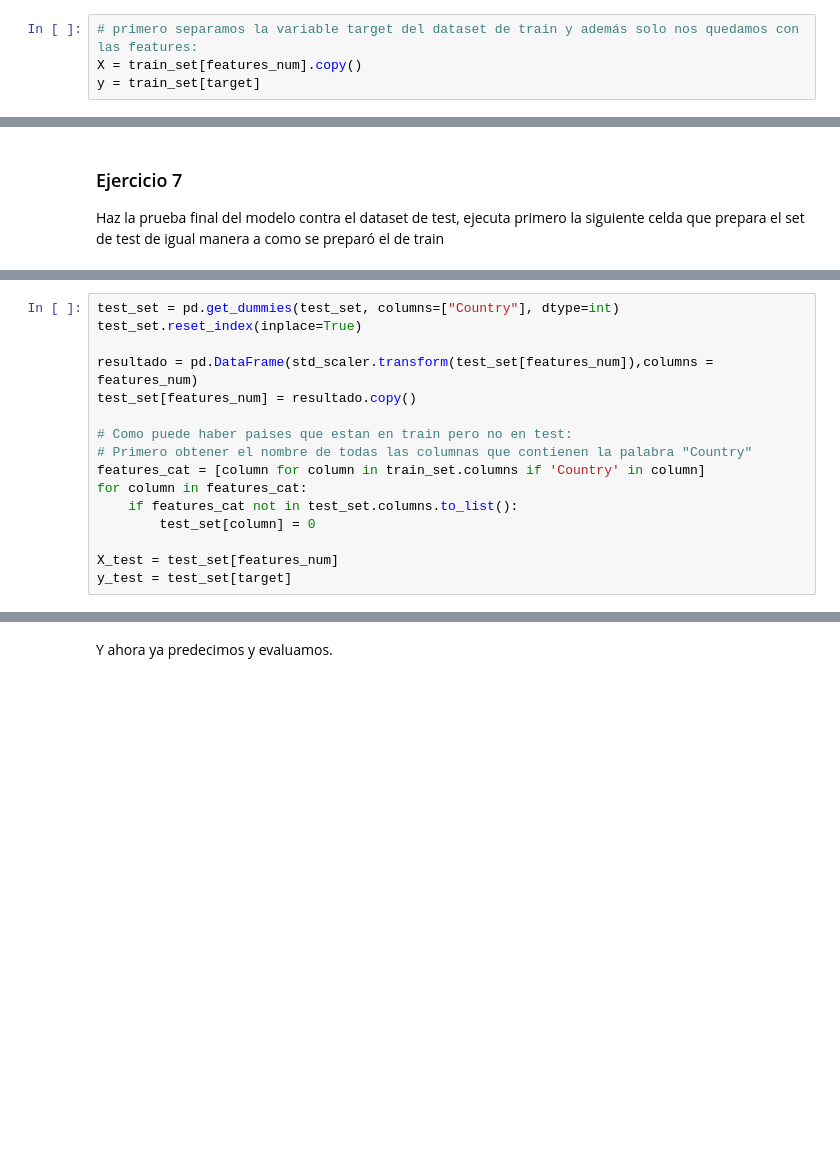
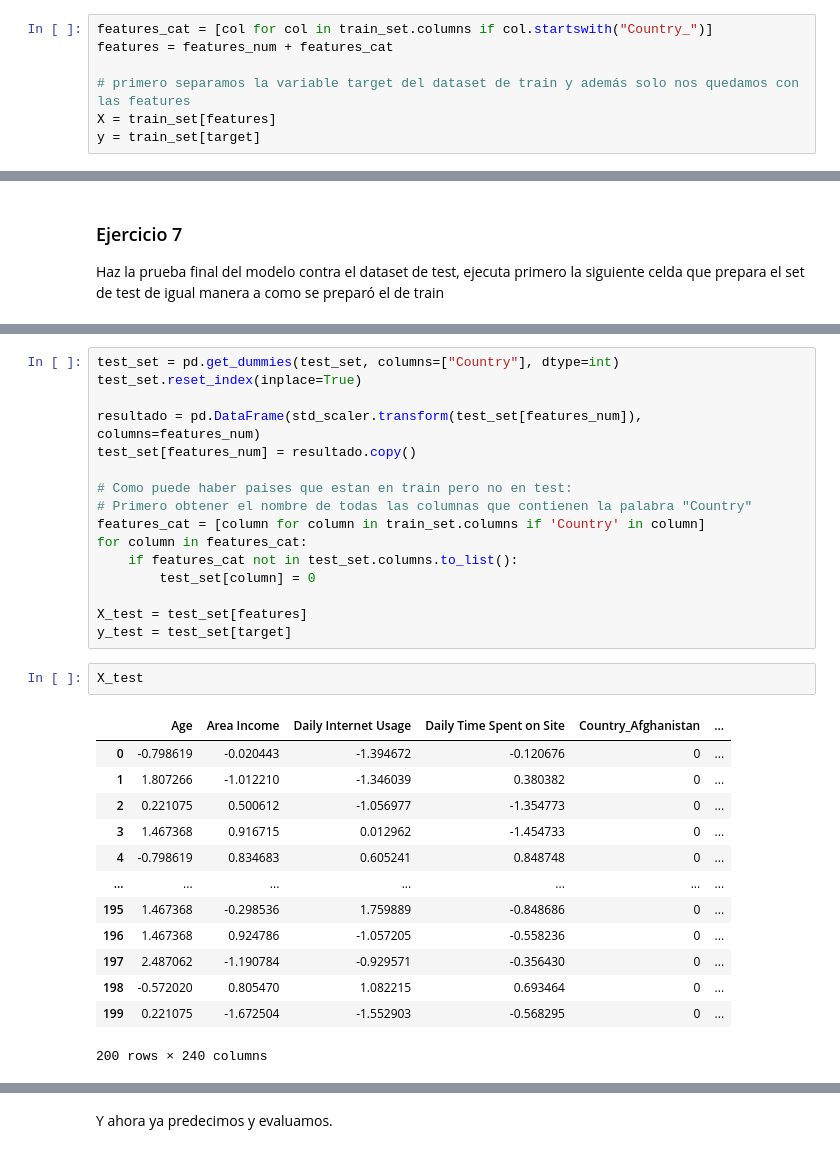
Before and after one commit to elecomexp/ONLINE_DS_THEBRIDGE_2024, a Jupyter notebook: 05_Machine_Learning/S11_Intro_ML/U02_Intro_ML/Ejercicios_Workout/15_Ejercicios_Modelado.ipynb, the cells around one changed output, grey strips where cells are left out. Cells and saved outputs as stored; diff of their text form; blank space fills up the shorter version.

```diff
--- a/05_Machine_Learning/S11_Intro_ML/U02_Intro_ML/Ejercicios_Workout/15_Ejercicios_Modelado.ipynb
+++ b/05_Machine_Learning/S11_Intro_ML/U02_Intro_ML/Ejercicios_Workout/15_Ejercicios_Modelado.ipynb
@@ -85,8 +85,11 @@ rforest_class = RandomForestClassifier(n_estimators= 20, max_depth= 3, max_leaf_
 
 Ahora creamos X e y para hacer el ajuste o entrenamiento de los modelos. Recuerda X tiene sólo las features e y el target:
 # %%
-# primero separamos la variable target del dataset de train y además solo nos quedamos con las features:
-X = train_set[features_num].copy()
+features_cat = [col for col in train_set.columns if col.startswith("Country_")]
+features = features_num + features_cat
+
+# primero separamos la variable target del dataset de train y además solo nos quedamos con las features
+X = train_set[features]
 y = train_set[target]
 # %% [markdown]
 ### Ejemplo 4
@@ -183,7 +195,7 @@ test_set.head()
 test_set = pd.get_dummies(test_set, columns=["Country"], dtype=int)
 test_set.reset_index(inplace=True)
 
-resultado = pd.DataFrame(std_scaler.transform(test_set[features_num]),columns = features_num)
+resultado = pd.DataFrame(std_scaler.transform(test_set[features_num]), columns=features_num)
 test_set[features_num] = resultado.copy()
 
 # Como puede haber paises que estan en train pero no en test:
@@ -193,5 +205,21 @@ for column in features_cat:
     if features_cat not in test_set.columns.to_list():
         test_set[column] = 0
 
-X_test = test_set[features_num]
+X_test = test_set[features]
 y_test = test_set[target]
+# %%
+X_test
+# %% [output]
+|  | Age | Area Income | Daily Internet Usage | Daily Time Spent on Site | Country_Afghanistan | ... |
+| 0 | -0.798619 | -0.020443 | -1.394672 | -0.120676 | 0 | ... |
+| 1 | 1.807266 | -1.012210 | -1.346039 | 0.380382 | 0 | ... |
+| 2 | 0.221075 | 0.500612 | -1.056977 | -1.354773 | 0 | ... |
+| 3 | 1.467368 | 0.916715 | 0.012962 | -1.454733 | 0 | ... |
+| 4 | -0.798619 | 0.834683 | 0.605241 | 0.848748 | 0 | ... |
+| ... | ... | ... | ... | ... | ... | ... |
+| 195 | 1.467368 | -0.298536 | 1.759889 | -0.848686 | 0 | ... |
+| 196 | 1.467368 | 0.924786 | -1.057205 | -0.558236 | 0 | ... |
+| 197 | 2.487062 | -1.190784 | -0.929571 | -0.356430 | 0 | ... |
+| 198 | -0.572020 | 0.805470 | 1.082215 | 0.693464 | 0 | ... |
+| 199 | 0.221075 | -1.672504 | -1.552903 | -0.568295 | 0 | ... |
+200 rows × 240 columns
```
Also changed, not shown: parts of 12 cells of this notebook.
